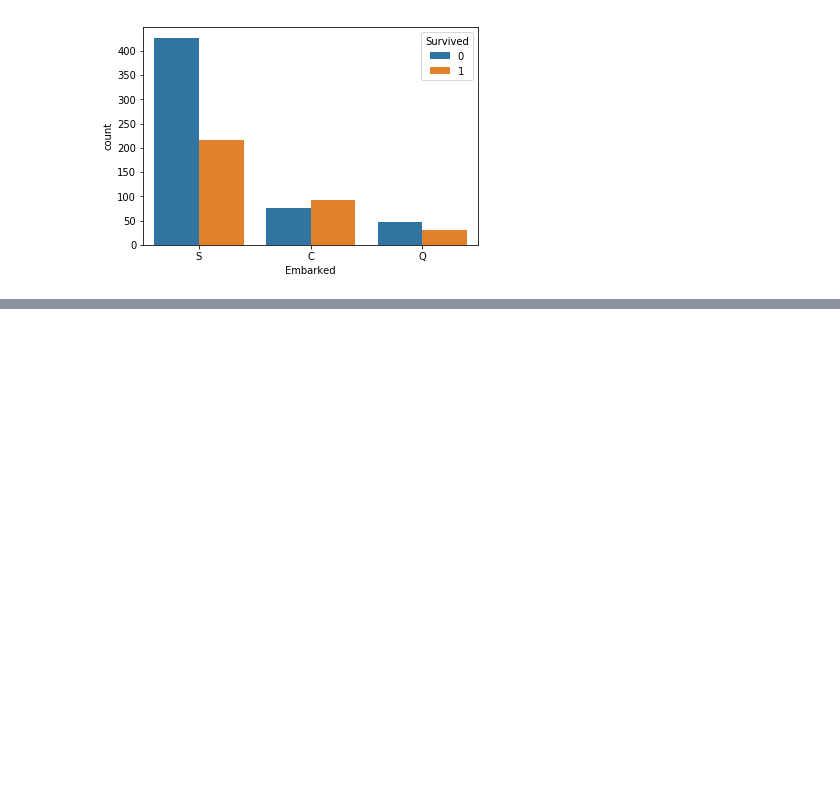
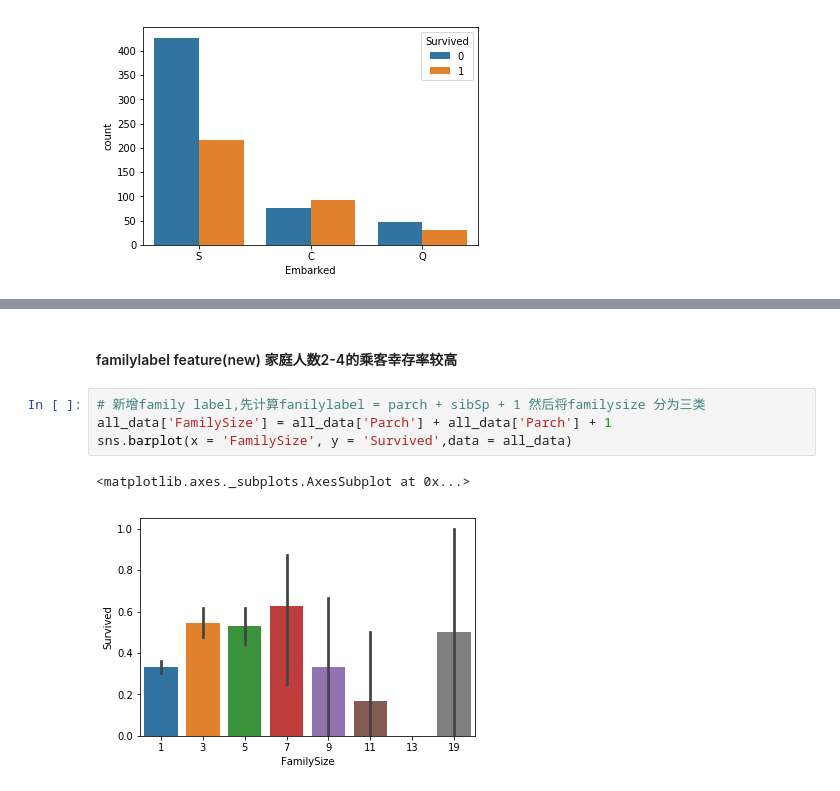
Before and after one commit to Sz-wyz/learngit, a Jupyter notebook: kaggle_Titanic_practice.ipynb, the cells around one changed output, grey strips where cells are left out. Drawn from its saved outputs; the diff is of its cells as text; blank space fills up the shorter version.

```diff
--- a/kaggle_Titanic_practice.ipynb
+++ b/kaggle_Titanic_practice.ipynb
@@ -111,0 +127,9 @@ Title_Dict.update()
+# %% [markdown]
+#### familylabel feature(new) 家庭人数2-4的乘客幸存率较高
+# %%
+# 新增family label,先计算fanilylabel = parch + sibSp + 1 然后将familysize 分为三类
+all_data['FamilySize'] = all_data['Parch'] + all_data['Parch'] + 1
+sns.barplot(x = 'FamilySize', y = 'Survived',data = all_data)
+# %% [output]
+<matplotlib.axes._subplots.AxesSubplot at 0x...>
+[figure, added]
```
Also changed, not shown: parts of 30 cells of this notebook.
